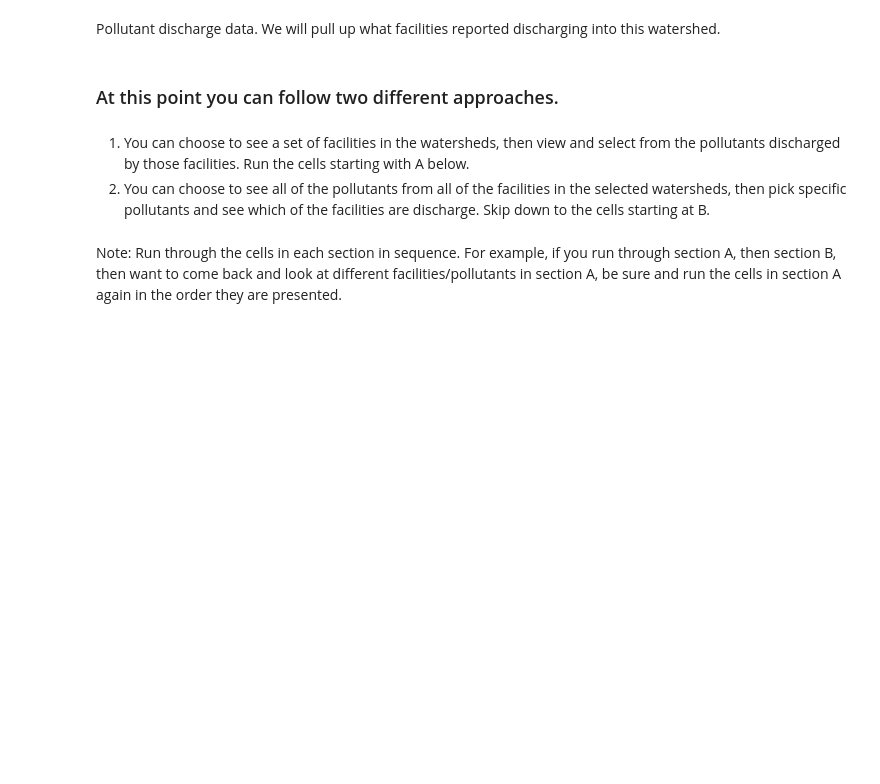
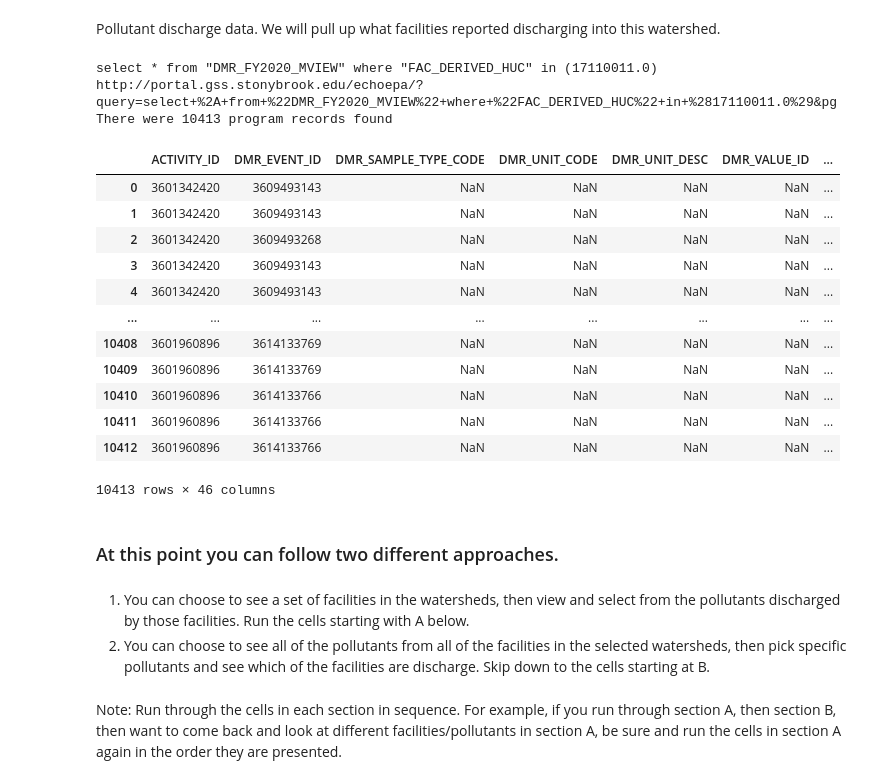
Before and after one commit to edgi-govdata-archiving/ECHO-Watershed, a Jupyter notebook: ECHO_Watershed.ipynb, the cells around one changed output. Saved outputs shown, nothing was run; the diff lists cells and outputs as text; code cells hidden in the pictures; blank space fills up the shorter version.

```diff
--- a/ECHO_Watershed.ipynb
+++ b/ECHO_Watershed.ipynb
@@ -196,14 +332,31 @@ else:
 Pollutant discharge data. We will pull up what facilities reported discharging into this watershed.
 # %%
 dmr_data_set = data_sets['2020 Discharge Monitoring']
-dmr_results = dmr_data_set.store_results( region_type="Watershed", region_value=hucs, state=state.value )
+dmr_results = dmr_data_set.store_results( region_type="Watershed", region_value=hucs, state=states_w.value )
 dmr_data = None
 if ( dmr_results is not None ):
     dmr_data = dmr_results.dataframe.copy()
 
     display( dmr_data )
 else:
     print( "There is no discharge monitoring data for this data set in this watershed.")
+# %% [output]
+select * from "DMR_FY2020_MVIEW" where "FAC_DERIVED_HUC" in (17110011.0)
+http://portal.gss.stonybrook.edu/echoepa/?query=select+%2A+from+%22DMR_FY2020_MVIEW%22+where+%22FAC_DERIVED_HUC%22+in+%2817110011.0%29&pg
+There were 10413 program records found
+|  | ACTIVITY_ID | DMR_EVENT_ID | DMR_SAMPLE_TYPE_CODE | DMR_UNIT_CODE | DMR_UNIT_DESC | DMR_VALUE_ID | ... |
+| 0 | 3601342420 | 3609493143 | NaN | NaN | NaN | NaN | ... |
+| 1 | 3601342420 | 3609493143 | NaN | NaN | NaN | NaN | ... |
+| 2 | 3601342420 | 3609493268 | NaN | NaN | NaN | NaN | ... |
+| 3 | 3601342420 | 3609493143 | NaN | NaN | NaN | NaN | ... |
+| 4 | 3601342420 | 3609493143 | NaN | NaN | NaN | NaN | ... |
+| ... | ... | ... | ... | ... | ... | ... | ... |
+| 10408 | 3601960896 | 3614133769 | NaN | NaN | NaN | NaN | ... |
+| 10409 | 3601960896 | 3614133769 | NaN | NaN | NaN | NaN | ... |
+| 10410 | 3601960896 | 3614133766 | NaN | NaN | NaN | NaN | ... |
+| 10411 | 3601960896 | 3614133766 | NaN | NaN | NaN | NaN | ... |
+| 10412 | 3601960896 | 3614133766 | NaN | NaN | NaN | NaN | ... |
+10413 rows × 46 columns
 # %% [markdown]
 ### At this point you can follow two different approaches.
 # %% [markdown]
```
Also changed, not shown: parts of 20 cells of this notebook.
